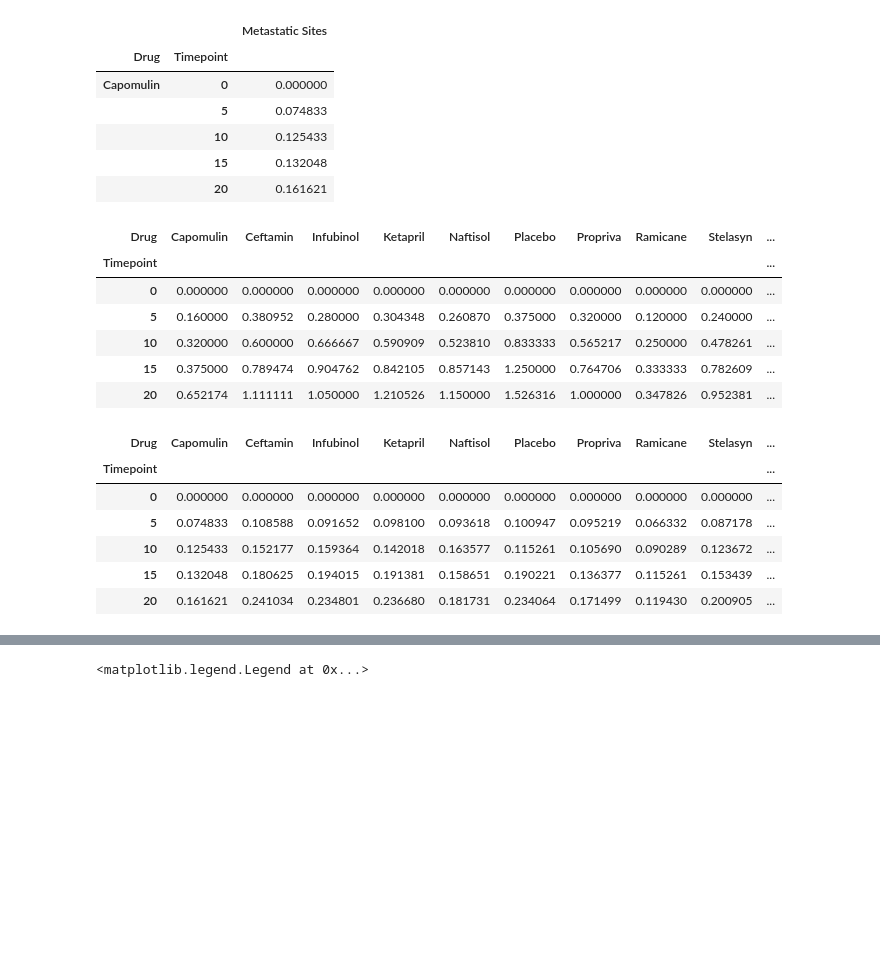
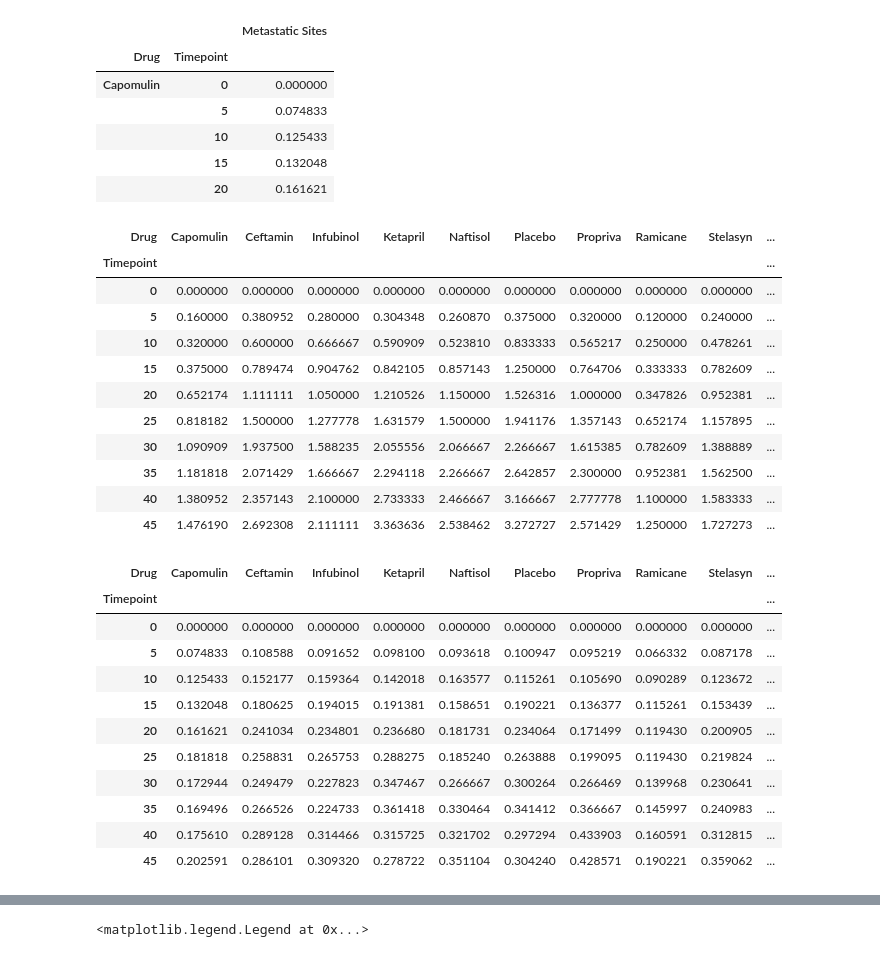
Before and after one commit to laylaatariq/matplotlib-challange, a Jupyter notebook: Pymaceuticals.ipynb, the cells around one changed output, grey strips where cells are left out. Drawn from its saved outputs; the diff is of its cells as text; code cells hidden in the pictures; blank space fills up the shorter version.

```diff
--- a/Pymaceuticals.ipynb
+++ b/Pymaceuticals.ipynb
@@ -216,25 +216,30 @@ standardErrMetSiteData.head()
 # %%
 #Re-Formatting the Mean Volume dataframe
 meanMetSiteData = meanMetSiteData.reset_index()
 formattedMeanMet = meanMetSiteData.pivot(index='Timepoint', columns='Drug', values='Metastatic Sites')
 
 #Displaying Data
-formattedMeanMet.head()
+formattedMeanMet
 # %% [output]
 | Drug | Capomulin | Ceftamin | Infubinol | Ketapril | Naftisol | Placebo | Propriva | Ramicane | Stelasyn | ... |
 | Timepoint |  |  |  |  |  |  |  |  |  | ... |
 | 0 | 0.000000 | 0.000000 | 0.000000 | 0.000000 | 0.000000 | 0.000000 | 0.000000 | 0.000000 | 0.000000 | ... |
 | 5 | 0.160000 | 0.380952 | 0.280000 | 0.304348 | 0.260870 | 0.375000 | 0.320000 | 0.120000 | 0.240000 | ... |
 | 10 | 0.320000 | 0.600000 | 0.666667 | 0.590909 | 0.523810 | 0.833333 | 0.565217 | 0.250000 | 0.478261 | ... |
 | 15 | 0.375000 | 0.789474 | 0.904762 | 0.842105 | 0.857143 | 1.250000 | 0.764706 | 0.333333 | 0.782609 | ... |
 | 20 | 0.652174 | 1.111111 | 1.050000 | 1.210526 | 1.150000 | 1.526316 | 1.000000 | 0.347826 | 0.952381 | ... |
+| 25 | 0.818182 | 1.500000 | 1.277778 | 1.631579 | 1.500000 | 1.941176 | 1.357143 | 0.652174 | 1.157895 | ... |
+| 30 | 1.090909 | 1.937500 | 1.588235 | 2.055556 | 2.066667 | 2.266667 | 1.615385 | 0.782609 | 1.388889 | ... |
+| 35 | 1.181818 | 2.071429 | 1.666667 | 2.294118 | 2.266667 | 2.642857 | 2.300000 | 0.952381 | 1.562500 | ... |
+| 40 | 1.380952 | 2.357143 | 2.100000 | 2.733333 | 2.466667 | 3.166667 | 2.777778 | 1.100000 | 1.583333 | ... |
+| 45 | 1.476190 | 2.692308 | 2.111111 | 3.363636 | 2.538462 | 3.272727 | 2.571429 | 1.250000 | 1.727273 | ... |
 # %%
 #Re-Formatting the Standard Error Volume dataframe
 standardErrMetSiteData = standardErrMetSiteData.reset_index()
 formattedErrMet = standardErrMetSiteData.pivot(index='Timepoint', columns='Drug', values='Metastatic Sites')
 
 #Displaying Data
-formattedErrMet.head()
+formattedErrMet
 # %% [output]
 | Drug | Capomulin | Ceftamin | Infubinol | Ketapril | Naftisol | Placebo | Propriva | Ramicane | Stelasyn | ... |
 | Timepoint |  |  |  |  |  |  |  |  |  | ... |
@@ -243,5 +248,10 @@ formattedErrMet.head()
 | 10 | 0.125433 | 0.152177 | 0.159364 | 0.142018 | 0.163577 | 0.115261 | 0.105690 | 0.090289 | 0.123672 | ... |
 | 15 | 0.132048 | 0.180625 | 0.194015 | 0.191381 | 0.158651 | 0.190221 | 0.136377 | 0.115261 | 0.153439 | ... |
 | 20 | 0.161621 | 0.241034 | 0.234801 | 0.236680 | 0.181731 | 0.234064 | 0.171499 | 0.119430 | 0.200905 | ... |
+| 25 | 0.181818 | 0.258831 | 0.265753 | 0.288275 | 0.185240 | 0.263888 | 0.199095 | 0.119430 | 0.219824 | ... |
+| 30 | 0.172944 | 0.249479 | 0.227823 | 0.347467 | 0.266667 | 0.300264 | 0.266469 | 0.139968 | 0.230641 | ... |
+| 35 | 0.169496 | 0.266526 | 0.224733 | 0.361418 | 0.330464 | 0.341412 | 0.366667 | 0.145997 | 0.240983 | ... |
+| 40 | 0.175610 | 0.289128 | 0.314466 | 0.315725 | 0.321702 | 0.297294 | 0.433903 | 0.160591 | 0.312815 | ... |
+| 45 | 0.202591 | 0.286101 | 0.309320 | 0.278722 | 0.351104 | 0.304240 | 0.428571 | 0.190221 | 0.359062 | ... |
 # %%
 #Generating the plot
```
Also changed, not shown: parts of 4 cells of this notebook.
